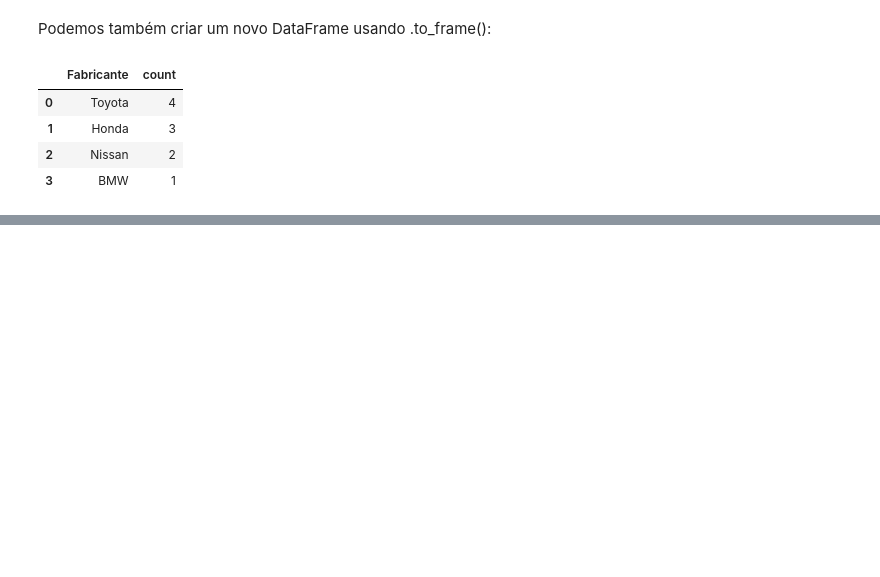
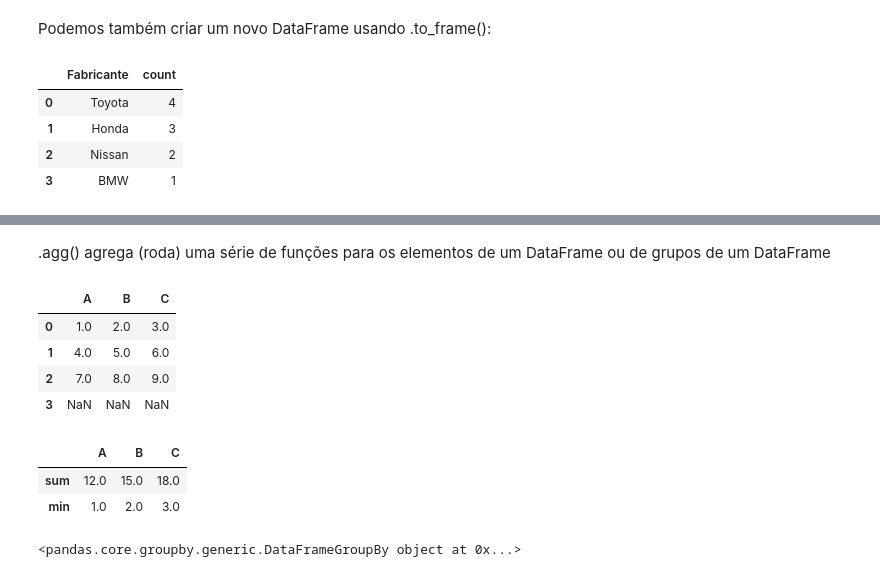
Before and after one commit to ricardoriverac/youxlab-treino-git, a Jupyter notebook: python-tayla/aulas-dados/estudos.ipynb, the cells around one changed output, grey strips where cells are left out. Drawn from its saved outputs; the diff is of its cells as text; code cells hidden in the pictures; blank space fills up the shorter version.

```diff
--- a/python-tayla/aulas-dados/estudos.ipynb
+++ b/python-tayla/aulas-dados/estudos.ipynb
@@ -497,0 +562,26 @@ dados_fabricante
+# %% [markdown]
+<p>.agg() agrega (roda) uma série de funções para os elementos de um DataFrame ou de grupos de um DataFrame</p>
+# %%
+df = pd.DataFrame([[1, 2, 3],
+                   [4, 5, 6],
+                   [7, 8, 9],
+                   [None, None, None]],
+                   columns=['A', 'B', 'C'])
+df
+# %% [output]
+|  | A | B | C |
+| 0 | 1.0 | 2.0 | 3.0 |
+| 1 | 4.0 | 5.0 | 6.0 |
+| 2 | 7.0 | 8.0 | 9.0 |
+| 3 | NaN | NaN | NaN |
+# %%
+df.agg([sum, min]) # ignora o None
+# %% [output]
+|  | A | B | C |
+| sum | 12.0 | 15.0 | 18.0 |
+| min | 1.0 | 2.0 | 3.0 |
+# %%
+grupos = dados.groupby('Fabricante')
+grupos
+# %% [output]
+<pandas.core.groupby.generic.DataFrameGroupBy object at 0x...>
```
Also changed, not shown: parts of 24 cells of this notebook.
